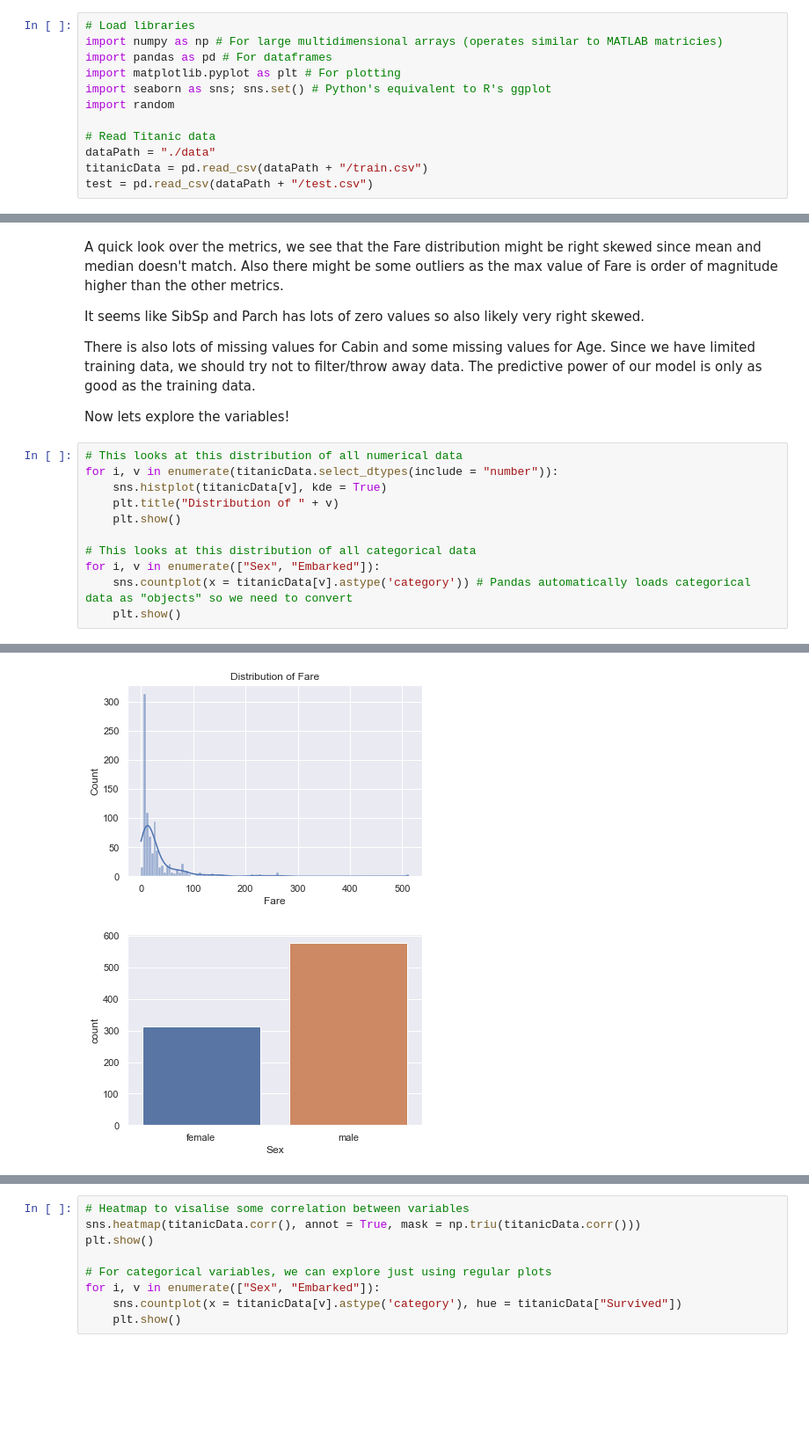
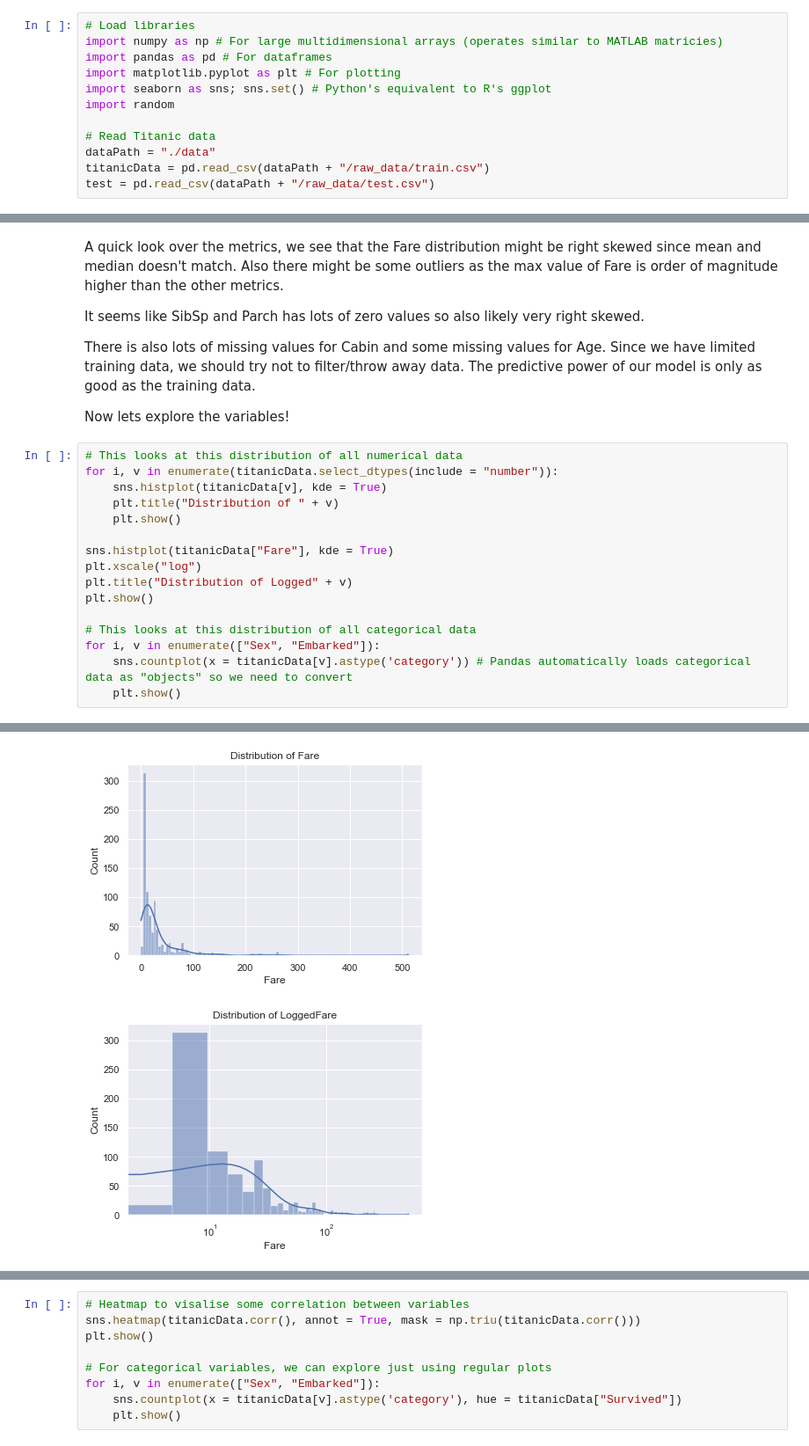
Before and after one commit to NZMSA/2021-introduction-to-data-science, a Jupyter notebook: Data Preparation/Titanic.ipynb, the cells around one changed output, grey strips where cells are left out. Shown at 88% size. Cells and saved outputs as stored; diff of their text form; blank space fills up the shorter version.

Commit message:
finished data prep slides

```diff
--- a/Data Preparation/Titanic.ipynb
+++ b/Data Preparation/Titanic.ipynb
@@ -58,8 +58,8 @@ import random
 
 # Read Titanic data
 dataPath = "./data"
-titanicData = pd.read_csv(dataPath + "/train.csv")
-test = pd.read_csv(dataPath + "/test.csv")
+titanicData = pd.read_csv(dataPath + "/raw_data/train.csv")
+test = pd.read_csv(dataPath + "/raw_data/test.csv")
 # %%
 print(titanicData.head())
 # %% [output]
@@ -128,20 +128,25 @@ Now lets explore the variables!
 # %%
 # This looks at this distribution of all numerical data
 for i, v in enumerate(titanicData.select_dtypes(include = "number")):
     sns.histplot(titanicData[v], kde = True)
     plt.title("Distribution of " + v)
     plt.show()
 
+sns.histplot(titanicData["Fare"], kde = True)
+plt.xscale("log")
+plt.title("Distribution of Logged" + v)
+plt.show()
+
 # This looks at this distribution of all categorical data
 for i, v in enumerate(["Sex", "Embarked"]):
     sns.countplot(x = titanicData[v].astype('category')) # Pandas automatically loads categorical data as "objects" so we need to convert
     plt.show()
 # %% [output]
 [figure]
 [figure]
 [figure]
 [figure]
 [figure]
 [figure]
 [figure]
-[figure, old version]
+[figure, new version]
```
Also changed, not shown: parts of 3 cells of this notebook, 8 other files.
